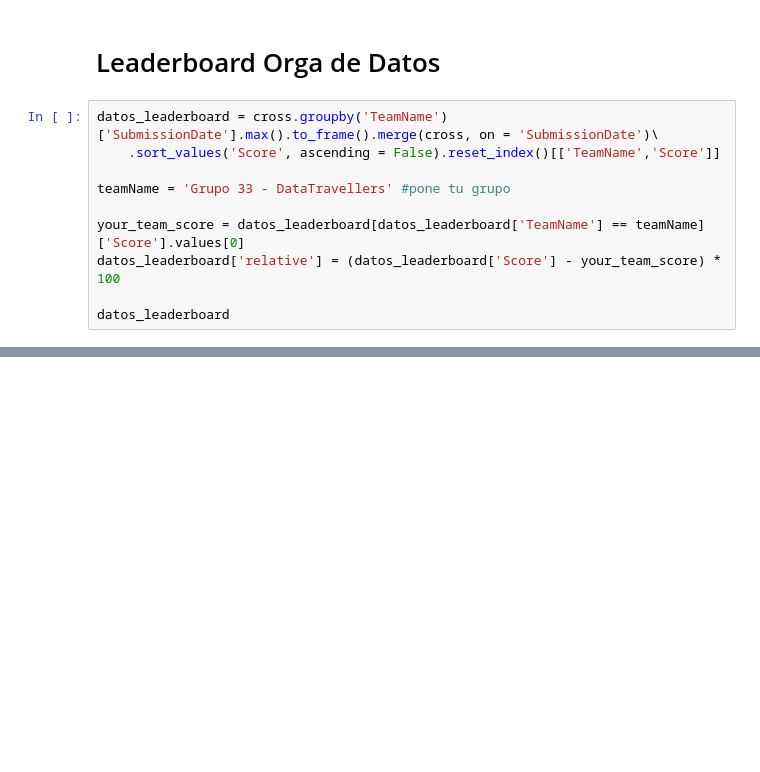
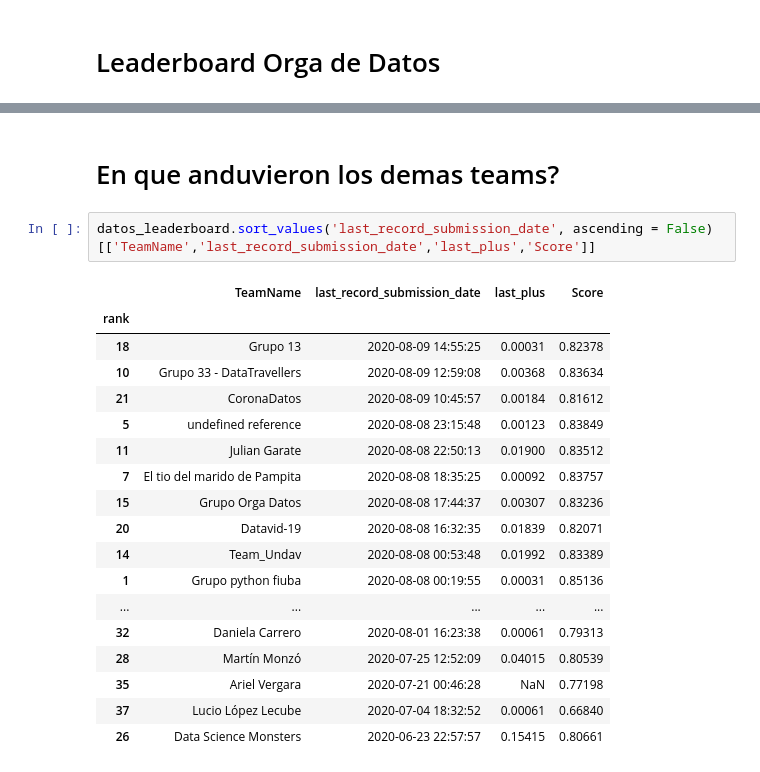
Before and after one commit to patopizzini/Organizacion_Datos_1C2020, a Jupyter notebook: TP2/tools/leaderboard.ipynb, the cells around one changed output, grey strips where cells are left out. Drawn from its saved outputs; the diff is of its cells as text; blank space fills up the shorter version.

```diff
--- a/TP2/tools/leaderboard.ipynb
+++ b/TP2/tools/leaderboard.ipynb
@@ -167,12 +114,2 @@ cross = leaderboard[leaderboard['TeamName'].isin(list(parecidos.values()) + piaz
 # %% [markdown]
 # Leaderboard Orga de Datos
-# %%
-datos_leaderboard = cross.groupby('TeamName')['SubmissionDate'].max().to_frame().merge(cross, on = 'SubmissionDate')\
-    .sort_values('Score', ascending = False).reset_index()[['TeamName','Score']]
-
-teamName = 'Grupo 33 - DataTravellers' #pone tu grupo
-
-your_team_score = datos_leaderboard[datos_leaderboard['TeamName'] == teamName]['Score'].values[0]
-datos_leaderboard['relative'] = (datos_leaderboard['Score'] - your_team_score) * 100
-
-datos_leaderboard
@@ -196,0 +137,23 @@ datos_leaderboard
+# %% [markdown]
+# En que anduvieron los demas teams?
+# %%
+datos_leaderboard.sort_values('last_record_submission_date', ascending = False)[['TeamName','last_record_submission_date','last_plus','Score']]
+# %% [output]
+|  | TeamName | last_record_submission_date | last_plus | Score |
+| rank |  |  |  |  |
+| 18 | Grupo 13 | 2020-08-09 14:55:25 | 0.00031 | 0.82378 |
+| 10 | Grupo 33 - DataTravellers | 2020-08-09 12:59:08 | 0.00368 | 0.83634 |
+| 21 | CoronaDatos | 2020-08-09 10:45:57 | 0.00184 | 0.81612 |
+| 5 | undefined reference | 2020-08-08 23:15:48 | 0.00123 | 0.83849 |
+| 11 | Julian Garate | 2020-08-08 22:50:13 | 0.01900 | 0.83512 |
+| 7 | El tio del marido de Pampita | 2020-08-08 18:35:25 | 0.00092 | 0.83757 |
+| 15 | Grupo Orga Datos | 2020-08-08 17:44:37 | 0.00307 | 0.83236 |
+| 20 | Datavid-19 | 2020-08-08 16:32:35 | 0.01839 | 0.82071 |
+| 14 | Team_Undav | 2020-08-08 00:53:48 | 0.01992 | 0.83389 |
+| 1 | Grupo python fiuba | 2020-08-08 00:19:55 | 0.00031 | 0.85136 |
+| ... | ... | ... | ... | ... |
+| 32 | Daniela Carrero | 2020-08-01 16:23:38 | 0.00061 | 0.79313 |
+| 28 | Martín Monzó | 2020-07-25 12:52:09 | 0.04015 | 0.80539 |
+| 35 | Ariel Vergara | 2020-07-21 00:46:28 | NaN | 0.77198 |
+| 37 | Lucio López Lecube | 2020-07-04 18:32:52 | 0.00061 | 0.66840 |
+| 26 | Data Science Monsters | 2020-06-23 22:57:57 | 0.15415 | 0.80661 |
```
Also changed, not shown: parts of 23 cells of this notebook.
